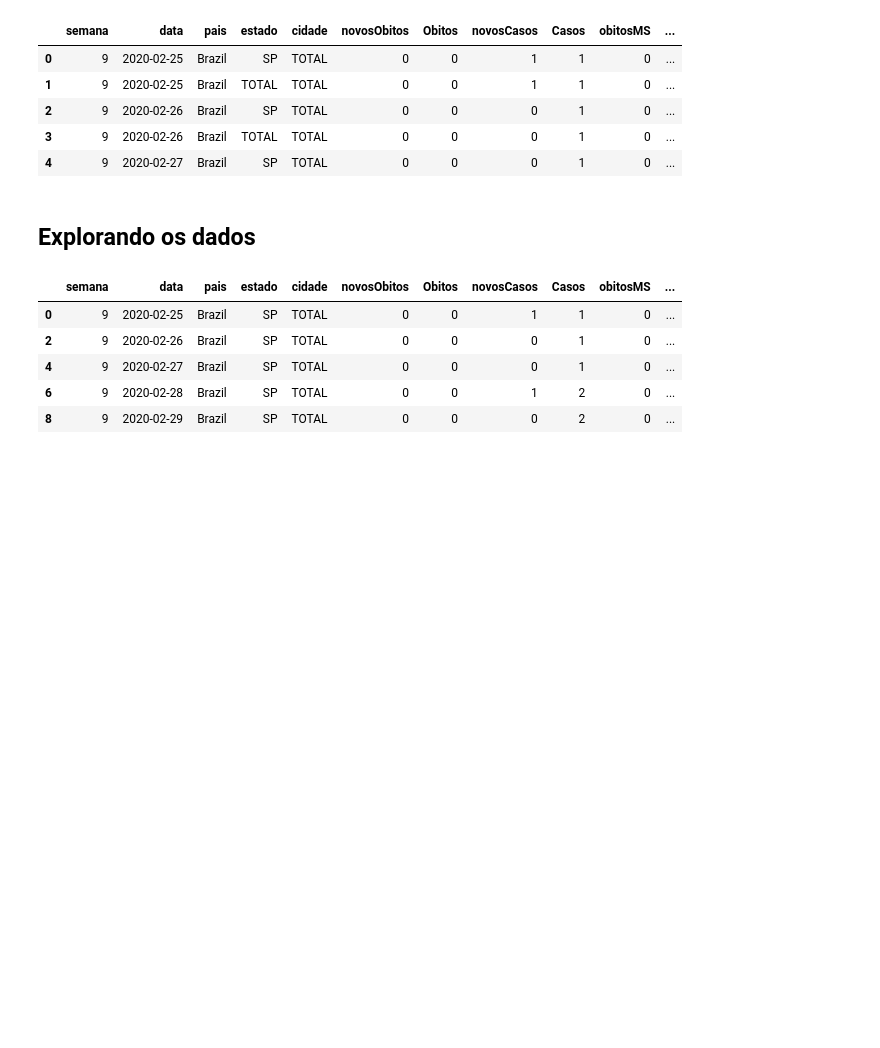
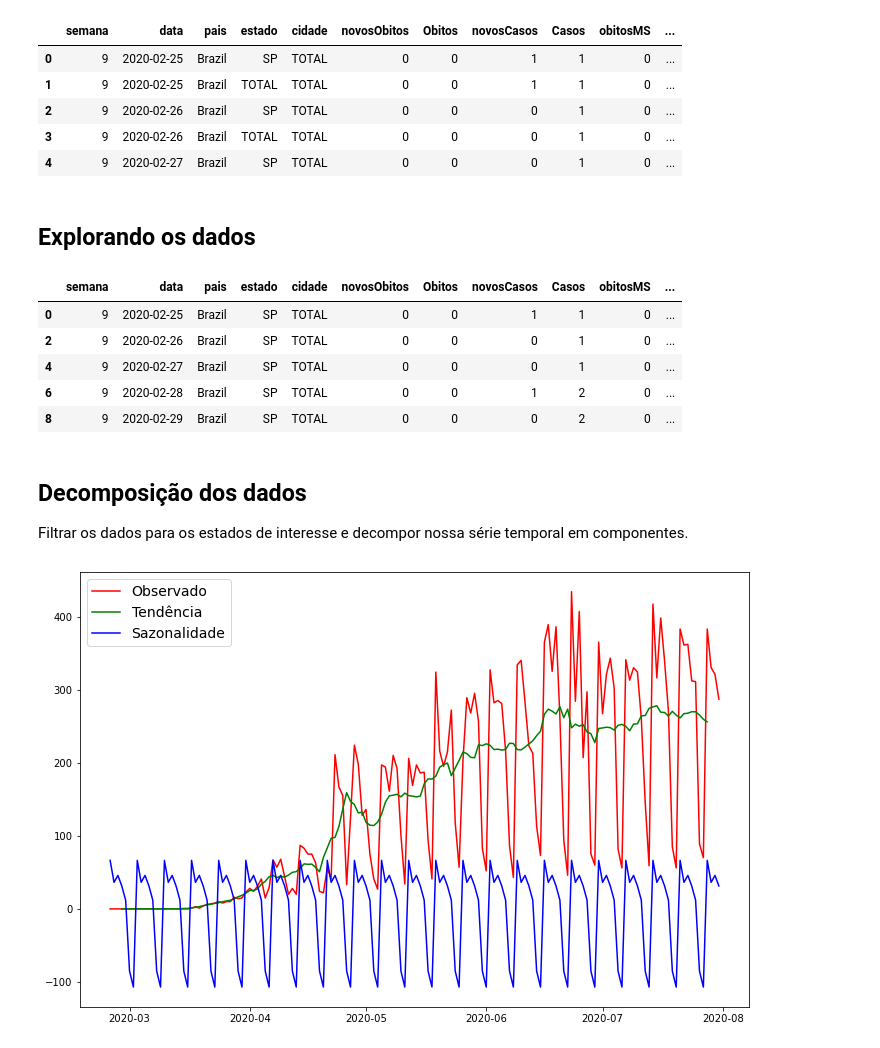
Before and after one commit to guilhermebap/Data-science-personal-study, a Jupyter notebook: Alura/Time series/03 - Analise e previsão de serie temporal - Covid/Previsao - covid.ipynb, the cells around one changed output. Drawn from its saved outputs; the diff is of its cells as text; code cells hidden in the pictures; blank space fills up the shorter version.

```diff
--- a/Alura/Time series/03 - Analise e previsão de serie temporal - Covid/Previsao - covid.ipynb
+++ b/Alura/Time series/03 - Analise e previsão de serie temporal - Covid/Previsao - covid.ipynb
@@ -23,7 +23,7 @@ from statsmodels.tsa.seasonal import STL
 ## Carregando a base de dados
 # %%
 df = pd.read_csv('datasets/cases-brazil-states.csv')
-df['data'] = pd.to_datetime(df['data'])
+df['data'] = pd.to_datetime(df['data']).dt.date
 df.head()
 # %% [output]
 |  | semana | data | pais | estado | cidade | novosObitos | Obitos | novosCasos | Casos | obitosMS | ... |
@@ -44,5 +44,23 @@ df_sp.head()
 | 4 | 9 | 2020-02-27 | Brazil | SP | TOTAL | 0 | 0 | 0 | 1 | 0 | ... |
 | 6 | 9 | 2020-02-28 | Brazil | SP | TOTAL | 0 | 0 | 1 | 2 | 0 | ... |
 | 8 | 9 | 2020-02-29 | Brazil | SP | TOTAL | 0 | 0 | 0 | 2 | 0 | ... |
+# %%
+df_sp.index = pd.to_datetime(df_sp.data)
+# %% [markdown]
+## Decomposição dos dados
+
+Filtrar os dados para os estados de interesse e decompor nossa série temporal em componentes.
 # %%
 resultados = seasonal_decompose(df_sp.novosObitos, period=7)
+# %%
+def plotar_grafico(y1, y2, y3, c1, c2, c3, label1, label2, label3):
+    fig, ax = plt.subplots(figsize=(12,8))
+    ax.plot(y1, color=c1, label=label1)
+    ax.plot(y2, color=c2, label=label2)
+    ax.plot(y3, color=c3, label=label3)
+    plt.legend(fontsize=14)
+    plt.show()
+# %%
+plotar_grafico(resultados.observed, resultados.trend, resultados.seasonal, 'red', 'green', 'blue', 'Observado', 'Tendência', 'Sazonalidade')
+# %% [output]
+[figure, added]
```
Also changed, not shown: parts of 4 cells of this notebook.
